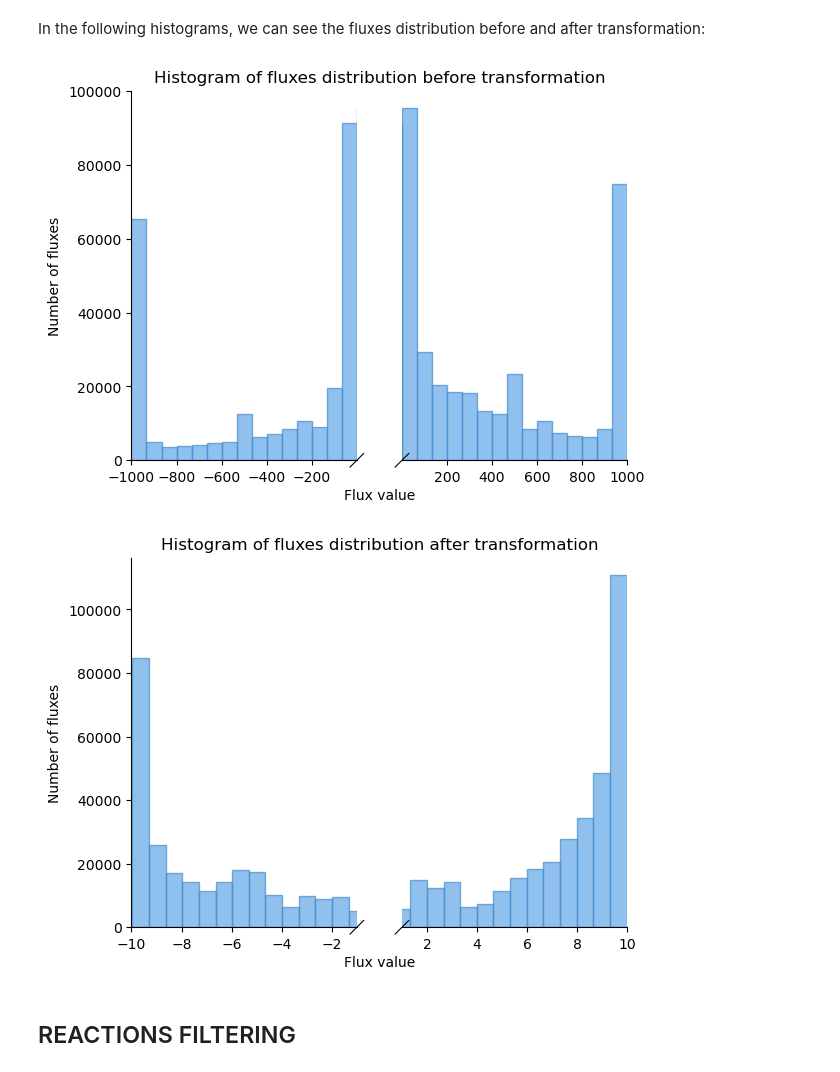
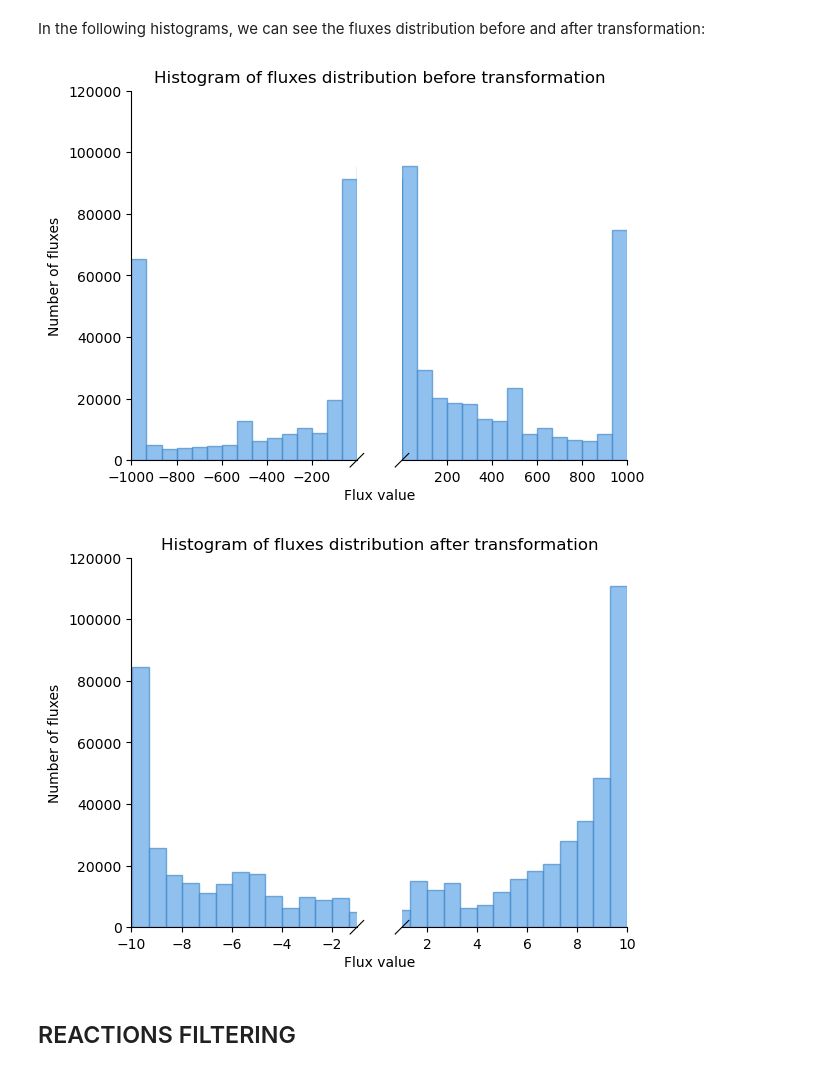
Before and after one commit to claudiavicente/MSPSCR, a Jupyter notebook: PBMC3K/VIS_PBMC3K.ipynb, the cells around one changed output. Saved outputs shown, nothing was run; the diff lists cells and outputs as text; code cells hidden in the pictures.

```diff
--- a/PBMC3K/VIS_PBMC3K.ipynb
+++ b/PBMC3K/VIS_PBMC3K.ipynb
@@ -80,22 +80,24 @@ In the following histograms, we can see the fluxes distribution before and after
 # %%
 fb_array = fluxes_df.values.flatten()
 bax = brokenaxes(xlims=((-1000, -1), (1, 1000)))
 bax.hist(fb_array[~((fb_array > -1) & (fb_array < 1))], bins = 30, alpha = .7, color = '#60A6E7', edgecolor = '#468BCB')
 plt.title("Histogram of fluxes distribution before transformation")
 plt.ylabel('Number of fluxes', labelpad = 50)
 plt.xlabel('Flux value', labelpad = 20)
+bax.set_ylim(0, 120000)
 plt.show()
 
 fa_array = t_fluxes_df.values.flatten()
 bax = brokenaxes(xlims=((-10, -1), (1, 10)))
 bax.hist(fa_array[~((fa_array > -1) & (fa_array < 1))], bins = 30, alpha = .7, color = '#60A6E7', edgecolor = '#468BCB')
 plt.title("Histogram of fluxes distribution after transformation")
 plt.ylabel('Number of fluxes', labelpad = 50)
 plt.xlabel('Flux value', labelpad = 20)
+bax.set_ylim(0, 120000)
 plt.show()
 # %% [output]
-[figure, old version]
+[figure, new version]
-[figure, old version]
+[figure, new version]
 # %% [markdown]
 ## REACTIONS FILTERING
 # %% [markdown]
```
Also changed, not shown: parts of 1 cell of this notebook.
